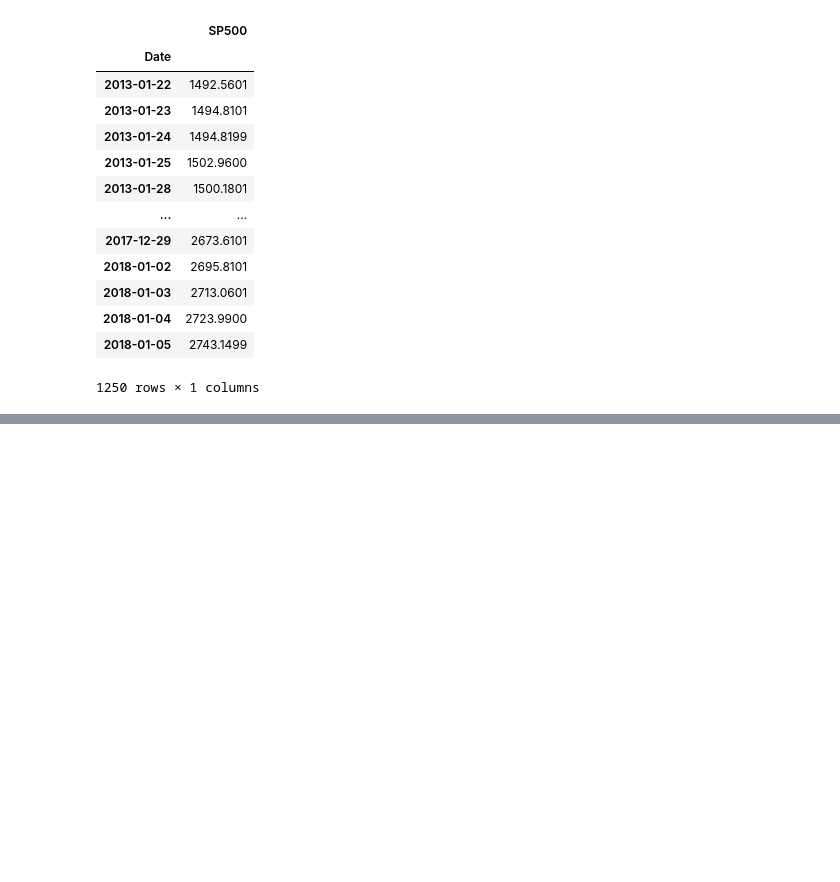
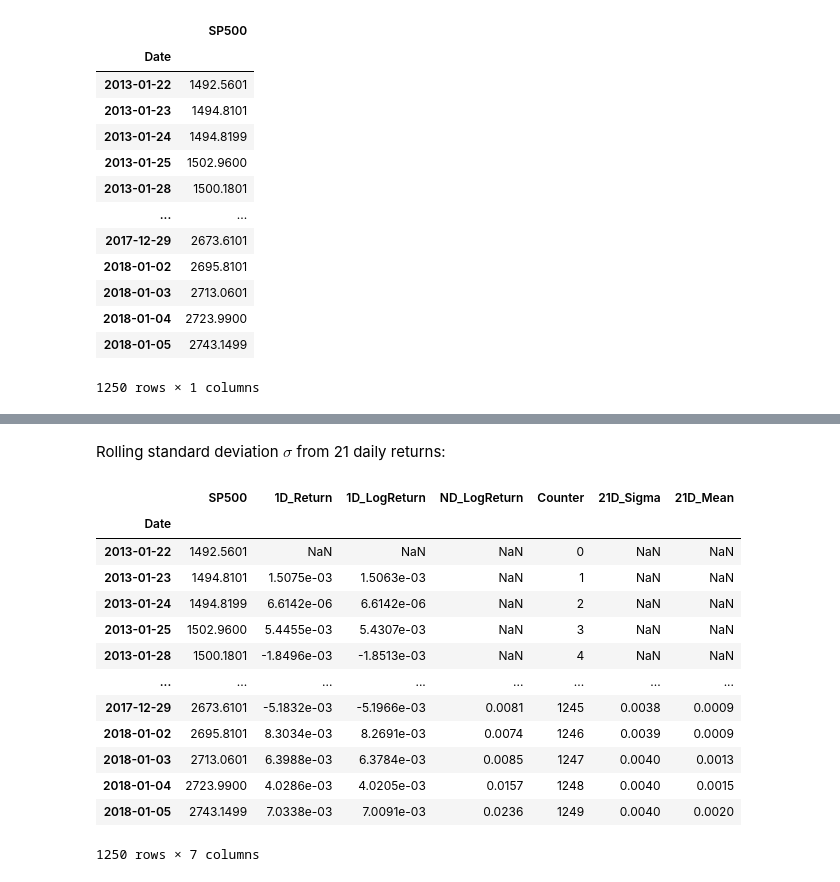
Before and after one commit to heidi123123/cqf, a Jupyter notebook: Exams/1/Exam1.ipynb, the cells around one changed output, grey strips where cells are left out. Saved outputs shown, nothing was run; the diff lists cells and outputs as text; code cells hidden in the pictures; blank space fills up the shorter version.

```diff
--- a/Exams/1/Exam1.ipynb
+++ b/Exams/1/Exam1.ipynb
@@ -571,0 +593,21 @@ It turns out that VaR breaches often occur consecutively - 3/4 of all VaR breach
+# %% [markdown]
+Rolling standard deviation $\sigma$ from 21 daily returns:
+# %%
+sp500_df['21D_Sigma'] = sp500_df['1D_Return'].rolling(window=21).std()
+sp500_df['21D_Mean'] = sp500_df['1D_Return'].rolling(window=21).mean()
+sp500_df
+# %% [output]
+|  | SP500 | 1D_Return | 1D_LogReturn | ND_LogReturn | Counter | 21D_Sigma | 21D_Mean |
+| Date |  |  |  |  |  |  |  |
+| 2013-01-22 | 1492.5601 | NaN | NaN | NaN | 0 | NaN | NaN |
+| 2013-01-23 | 1494.8101 | 1.5075e-03 | 1.5063e-03 | NaN | 1 | NaN | NaN |
+| 2013-01-24 | 1494.8199 | 6.6142e-06 | 6.6142e-06 | NaN | 2 | NaN | NaN |
+| 2013-01-25 | 1502.9600 | 5.4455e-03 | 5.4307e-03 | NaN | 3 | NaN | NaN |
+| 2013-01-28 | 1500.1801 | -1.8496e-03 | -1.8513e-03 | NaN | 4 | NaN | NaN |
+| ... | ... | ... | ... | ... | ... | ... | ... |
+| 2017-12-29 | 2673.6101 | -5.1832e-03 | -5.1966e-03 | 0.0081 | 1245 | 0.0038 | 0.0009 |
+| 2018-01-02 | 2695.8101 | 8.3034e-03 | 8.2691e-03 | 0.0074 | 1246 | 0.0039 | 0.0009 |
+| 2018-01-03 | 2713.0601 | 6.3988e-03 | 6.3784e-03 | 0.0085 | 1247 | 0.0040 | 0.0013 |
+| 2018-01-04 | 2723.9900 | 4.0286e-03 | 4.0205e-03 | 0.0157 | 1248 | 0.0040 | 0.0015 |
+| 2018-01-05 | 2743.1499 | 7.0338e-03 | 7.0091e-03 | 0.0236 | 1249 | 0.0040 | 0.0020 |
+1250 rows × 7 columns
```
Also changed, not shown: parts of 22 cells of this notebook, 1 other file.
